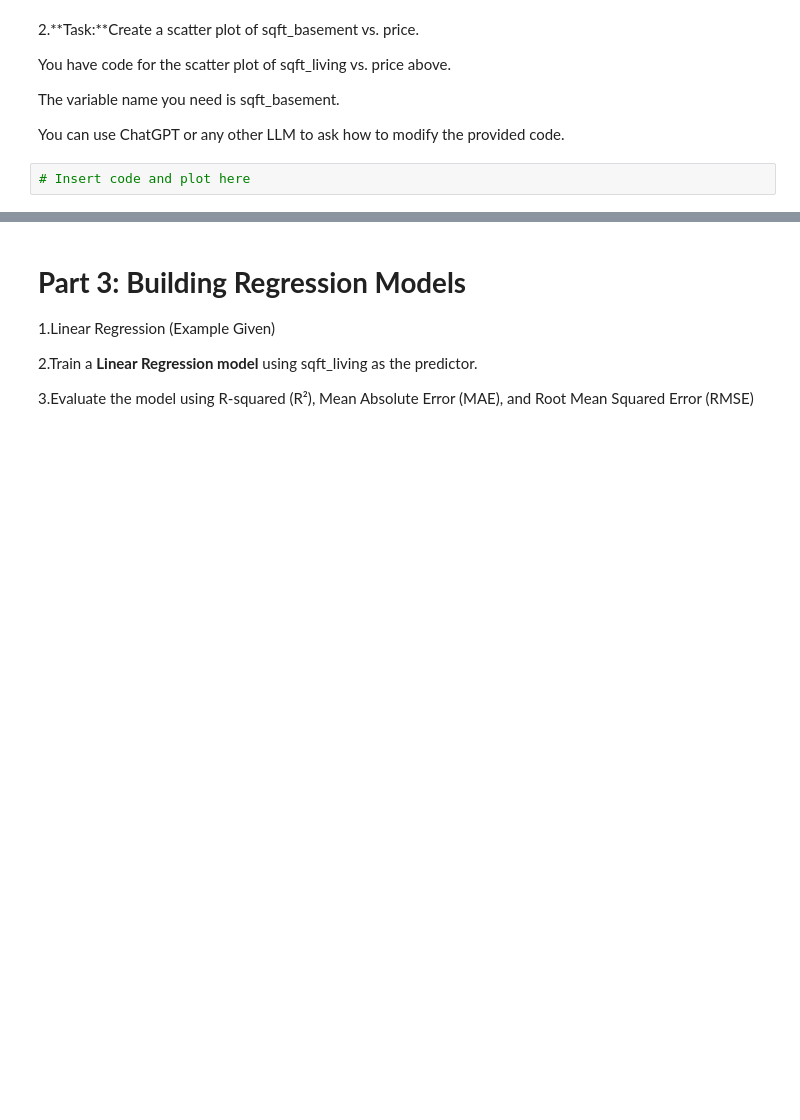
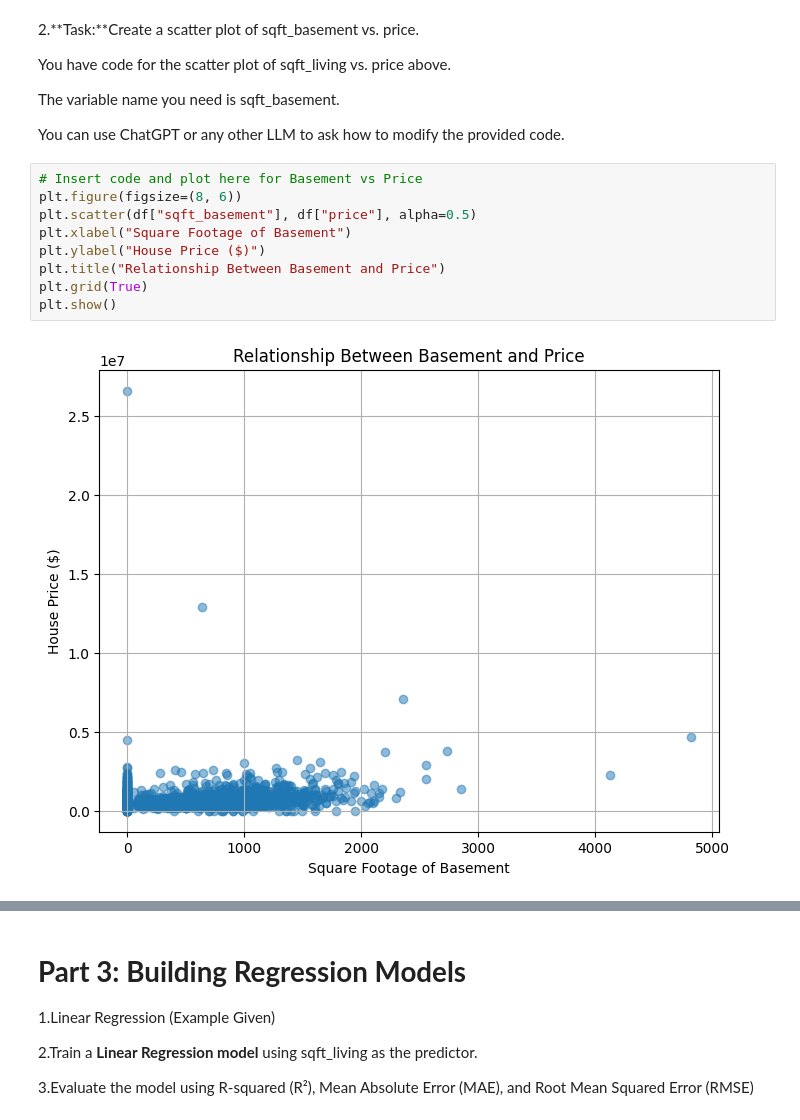
Before and after one commit to fengfrankgthb/BUS-41204, a Jupyter notebook: Problem Sets/PS1.ipynb, the cells around one changed output, grey strips where cells are left out. Drawn from its saved outputs; the diff is of its cells as text; blank space fills up the shorter version.

```diff
--- a/Problem Sets/PS1.ipynb
+++ b/Problem Sets/PS1.ipynb
@@ -201,5 +239,14 @@ You have code for the scatter plot of sqft_living vs. price above.
 The variable name you need is sqft_basement.
 
 You can use ChatGPT or any other LLM to ask how to modify the provided code.
-# %%
-# Insert code and plot here
+# %%
+# Insert code and plot here for Basement vs Price
+plt.figure(figsize=(8, 6))
+plt.scatter(df["sqft_basement"], df["price"], alpha=0.5)
+plt.xlabel("Square Footage of Basement")
+plt.ylabel("House Price ($)")
+plt.title("Relationship Between Basement and Price")
+plt.grid(True)
+plt.show()
+# %% [output]
+[figure, added]
```
Also changed, not shown: parts of 14 cells of this notebook.
